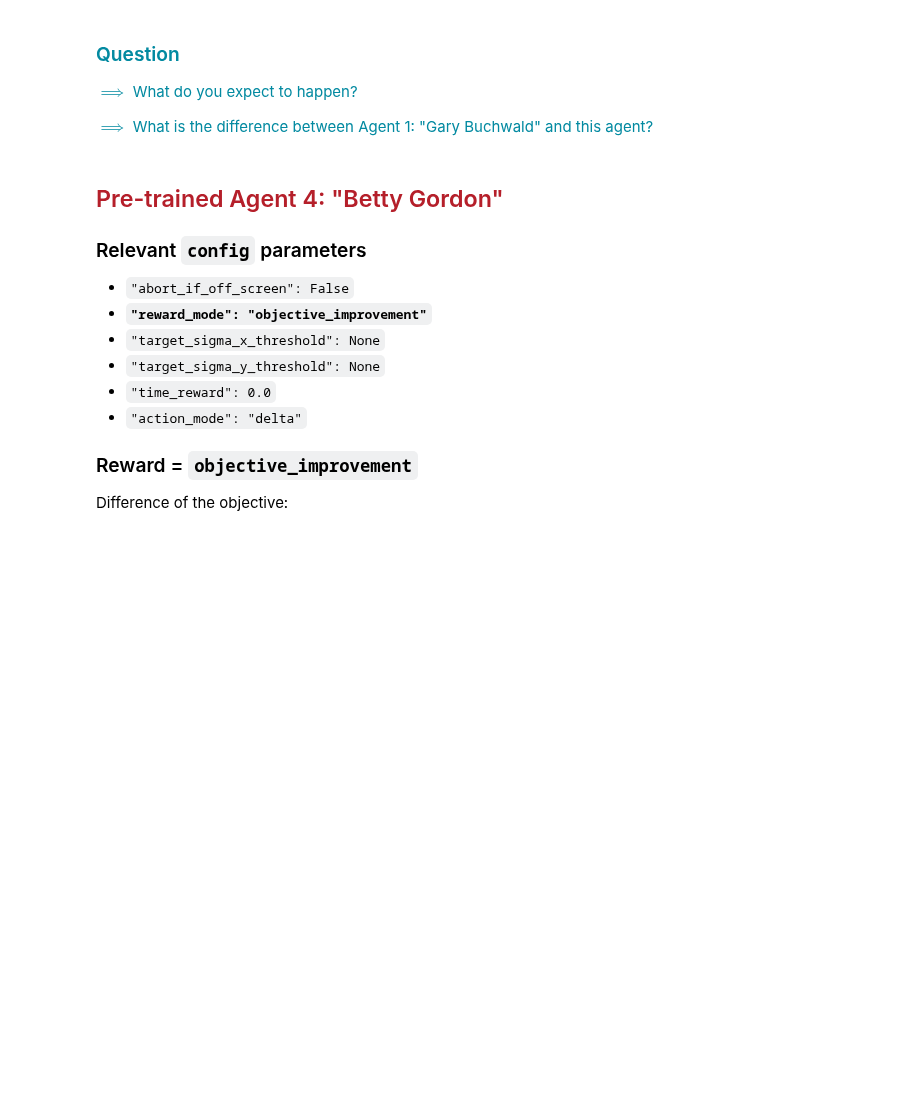
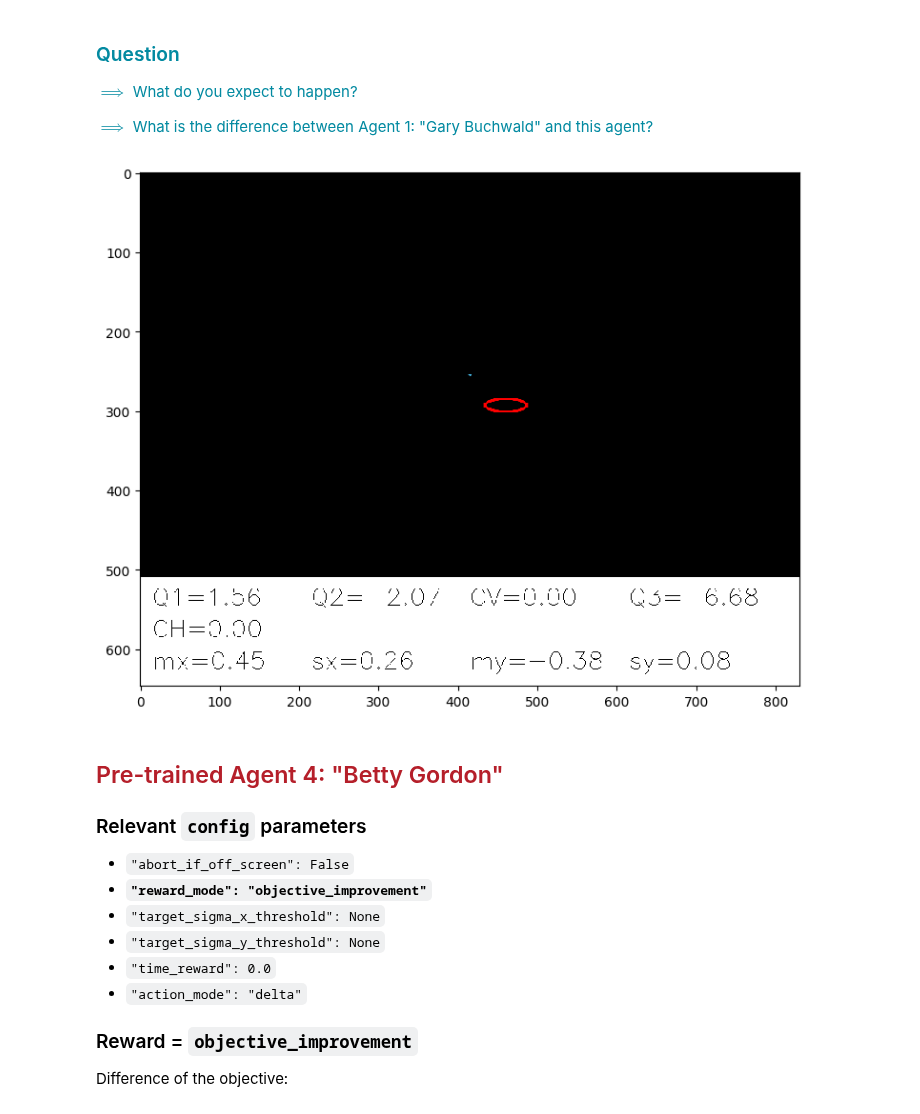
Before and after one commit to ansantam/RL4AA23, a Jupyter notebook: tutorial.ipynb, the cells around one changed output. Drawn from its saved outputs; the diff is of its cells as text; code cells hidden in the pictures; blank space fills up the shorter version.

```diff
--- a/tutorial.ipynb
+++ b/tutorial.ipynb
@@ -441,20 +452,25 @@ where $j$ is the index of the current time step.
 # %%
 agent_name = "Bertha Sparkman"  # names are randomly generated in training
 
 loaded_model = PPO.load(f"utils/models/{agent_name}/model")
 loaded_config = read_from_yaml(f"utils/models/{agent_name}/config")
 
 env = make_env(loaded_config, record_video=False)
 env = NotVecNormalize(env, f"utils/models/{agent_name}/normalizer")
 
 done = False
 observation = env.reset()
-env.render()
 while not done:
     action, _ = loaded_model.predict(observation)
     observation, reward, done, info = env.step(action)
-    env.render()
+
+    img = env.render(mode="rgb_array")
+    ax.imshow(img)
+    display(fig)
+    clear_output(wait=True)
     sleep(0.5)
+# %% [output]
+[figure, added]
 # %%
 env.close()
 # destroy the window
```
Also changed, not shown: parts of 10 cells of this notebook.
